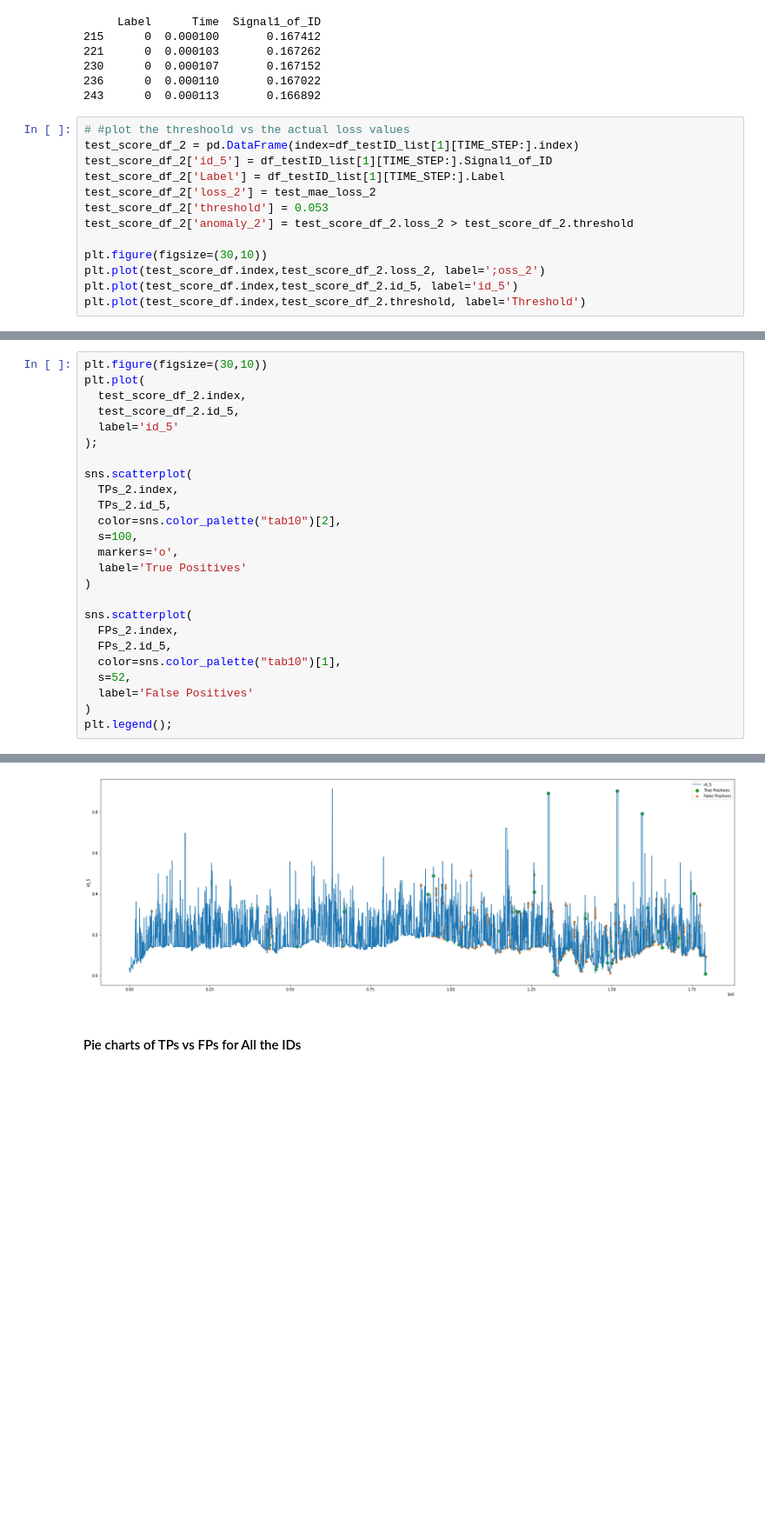
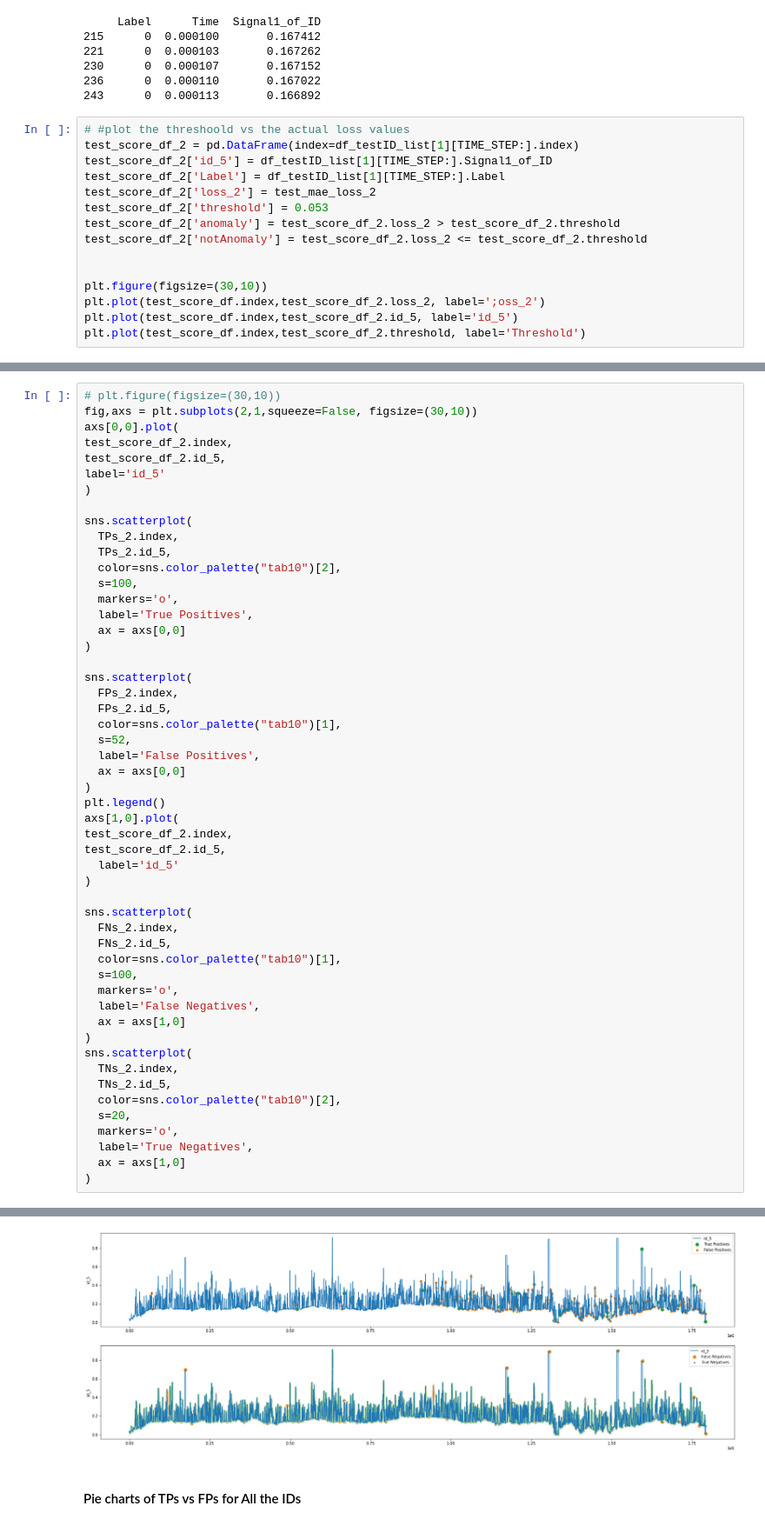
Before and after one commit to abdul2k10023/ML_CAN_IDS, a Jupyter notebook: multi_IDs.ipynb, the cells around one changed output, grey strips where cells are left out. Shown at 87% size. Cells and saved outputs as stored; diff of their text form; blank space fills up the shorter version.

```diff
--- a/multi_IDs.ipynb
+++ b/multi_IDs.ipynb
@@ -445,7 +423,9 @@ test_score_df_2['id_5'] = df_testID_list[1][TIME_STEP:].Signal1_of_ID
 test_score_df_2['Label'] = df_testID_list[1][TIME_STEP:].Label
 test_score_df_2['loss_2'] = test_mae_loss_2
 test_score_df_2['threshold'] = 0.053
-test_score_df_2['anomaly_2'] = test_score_df_2.loss_2 > test_score_df_2.threshold
+test_score_df_2['anomaly'] = test_score_df_2.loss_2 > test_score_df_2.threshold
+test_score_df_2['notAnomaly'] = test_score_df_2.loss_2 <= test_score_df_2.threshold
+
 
 plt.figure(figsize=(30,10))
 plt.plot(test_score_df.index,test_score_df_2.loss_2, label=';oss_2')
@@ -505,10 +541,11 @@ plt.legend();
 # %%
-plt.figure(figsize=(30,10))
-plt.plot(
-  test_score_df_2.index,
-  test_score_df_2.id_5,
-  label='id_5'
-);
+# plt.figure(figsize=(30,10))
+fig,axs = plt.subplots(2,1,squeeze=False, figsize=(30,10))
+axs[0,0].plot(
+test_score_df_2.index,
+test_score_df_2.id_5,
+label='id_5'
+)
 
 sns.scatterplot(
   TPs_2.index,
@@ -516,7 +553,8 @@ sns.scatterplot(
   color=sns.color_palette("tab10")[2],
   s=100,
   markers='o',
-  label='True Positives'
+  label='True Positives',
+  ax = axs[0,0]
 )
 
 sns.scatterplot(
@@ -524,7 +562,32 @@ sns.scatterplot(
   FPs_2.id_5,
   color=sns.color_palette("tab10")[1],
   s=52,
-  label='False Positives'
+  label='False Positives',
+  ax = axs[0,0]
 )
-plt.legend();
+plt.legend()
+axs[1,0].plot(
+test_score_df_2.index,
+test_score_df_2.id_5,
+  label='id_5'
+)
+
+sns.scatterplot(
+  FNs_2.index,
+  FNs_2.id_5,
+  color=sns.color_palette("tab10")[1],
+  s=100,
+  markers='o',
+  label='False Negatives',
+  ax = axs[1,0]
+)
+sns.scatterplot(
+  TNs_2.index,
+  TNs_2.id_5,
+  color=sns.color_palette("tab10")[2],
+  s=20,
+  markers='o',
+  label='True Negatives',
+  ax = axs[1,0]
+)
 # %% [output]
@@ -531,3 +596,3 @@ plt.legend();
-[figure, old version]
+[figure, new version]
 # %% [markdown]
 #### Pie charts of TPs vs FPs for All the IDs
```
Also changed, not shown: parts of 29 cells of this notebook, 8 other files.
